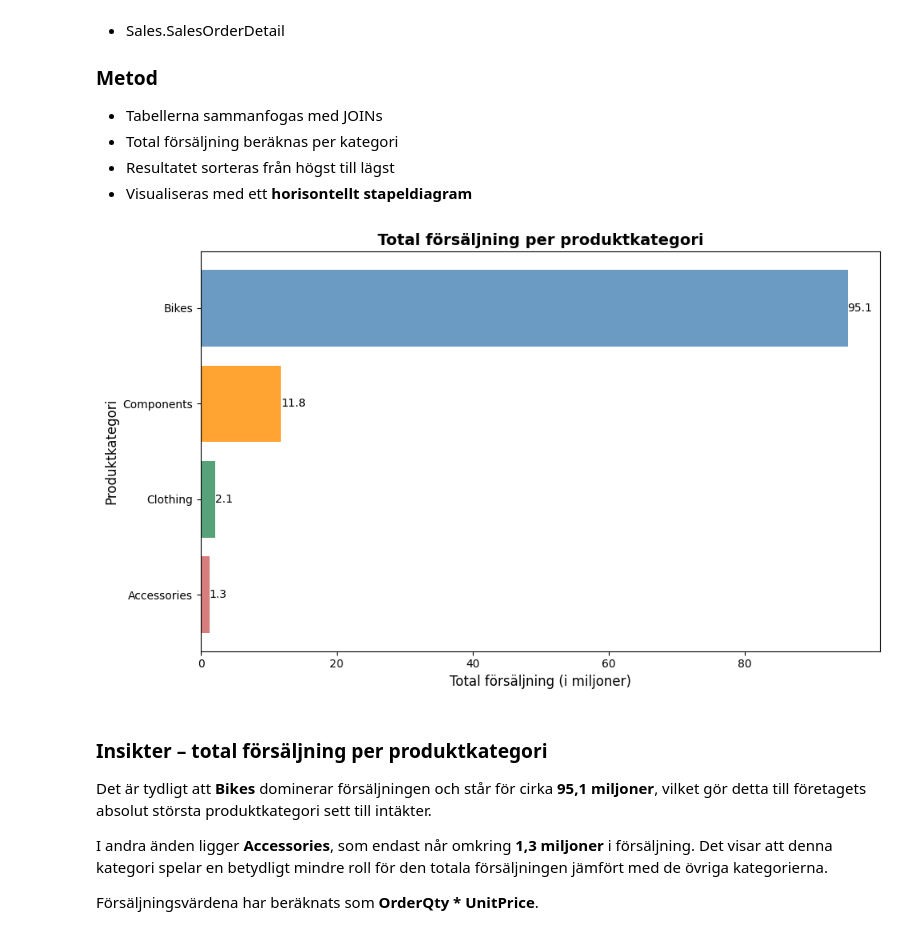
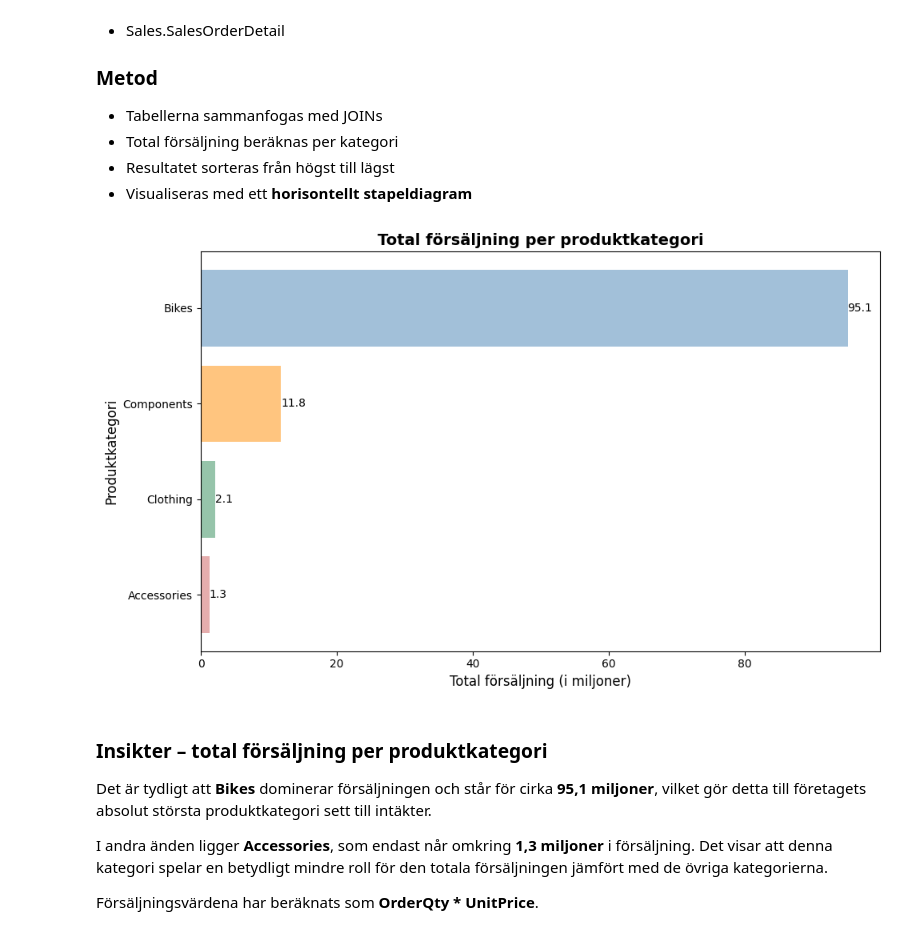
Before and after one commit to KevinCJohansson/AdventureWorks, a Jupyter notebook: notebooks/analys.ipynb, the cells around one changed output. Drawn from its saved outputs; the diff is of its cells as text; code cells hidden in the pictures.

```diff
--- a/notebooks/analys.ipynb
+++ b/notebooks/analys.ipynb
@@ -81,7 +81,7 @@ colors = [
 bars = ax.bar(
     df_vis1['CategoryName'],
     df_vis1['ProductCount'],
-    color=colors[:len(df_vis1)], alpha=0.8
+    color=colors[:len(df_vis1)], alpha=0.5
     )
 
 for bar in bars:
@@ -146,35 +146,35 @@ ORDER BY TotalSales DESC
 
 df_vis2 = query_df(query_vis2)
 
 df_vis2['TotalSales_M'] = df_vis2['TotalSales'] / 1_000_000
 
 fig, ax = plt.subplots(figsize=(10,6))
 
 bars = ax.barh(
     df_vis2['CategoryName'],
     df_vis2['TotalSales_M'],
-    color=colors[:len(df_vis2)], alpha=0.8
+    color=colors[:len(df_vis2)], alpha=0.5
 )
 
 for bar in bars:
     width = bar.get_width()
     ax.text(
         width,
         bar.get_y() + bar.get_height()/2,
         f'{width:.1f}',
         va='center',
         ha='left'
     )
 
 ax.set_xlabel('Total försäljning (i miljoner)', fontsize=12)
 ax.set_ylabel('Produktkategori', fontsize=12)
 ax.set_title('Total försäljning per produktkategori', fontsize=14, fontweight='bold')
 
 ax.invert_yaxis()
 plt.tight_layout()
 plt.show()
 # %% [output]
-[figure, old version]
+[figure, new version]
 # %% [markdown]
 ### Insikter – total försäljning per produktkategori
 
```
Also changed, not shown: parts of 5 cells of this notebook, 1 other file.
